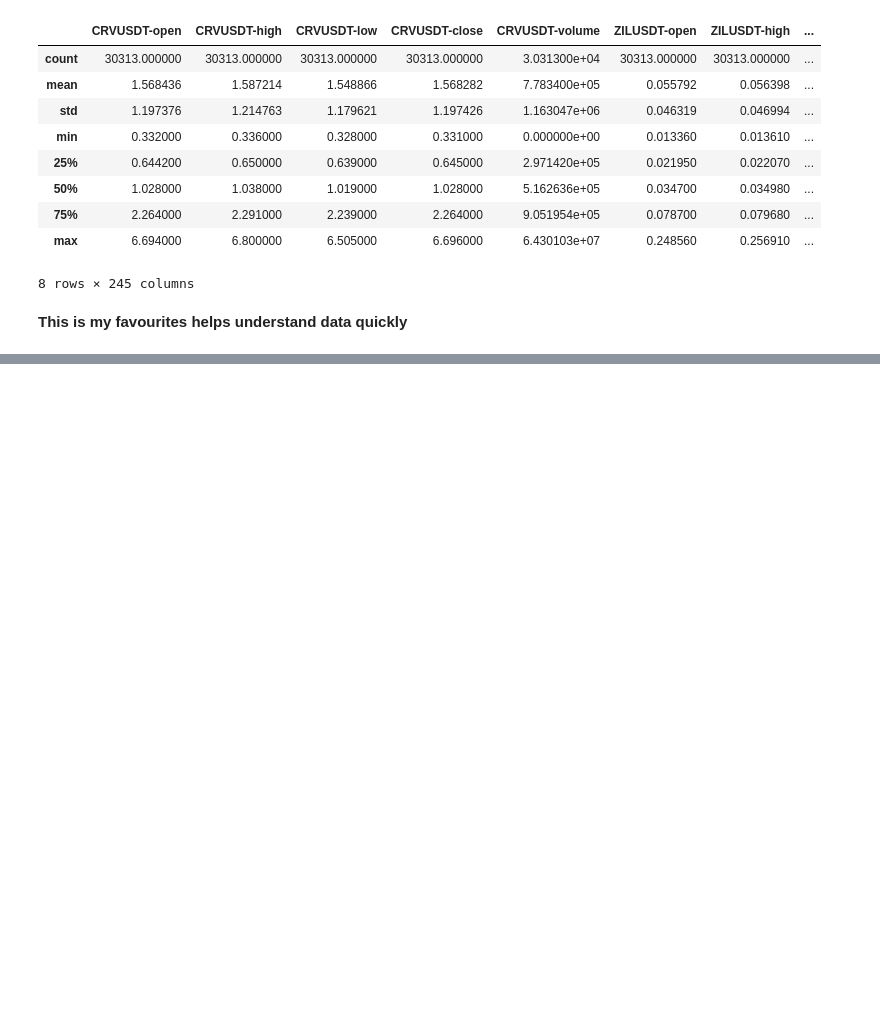
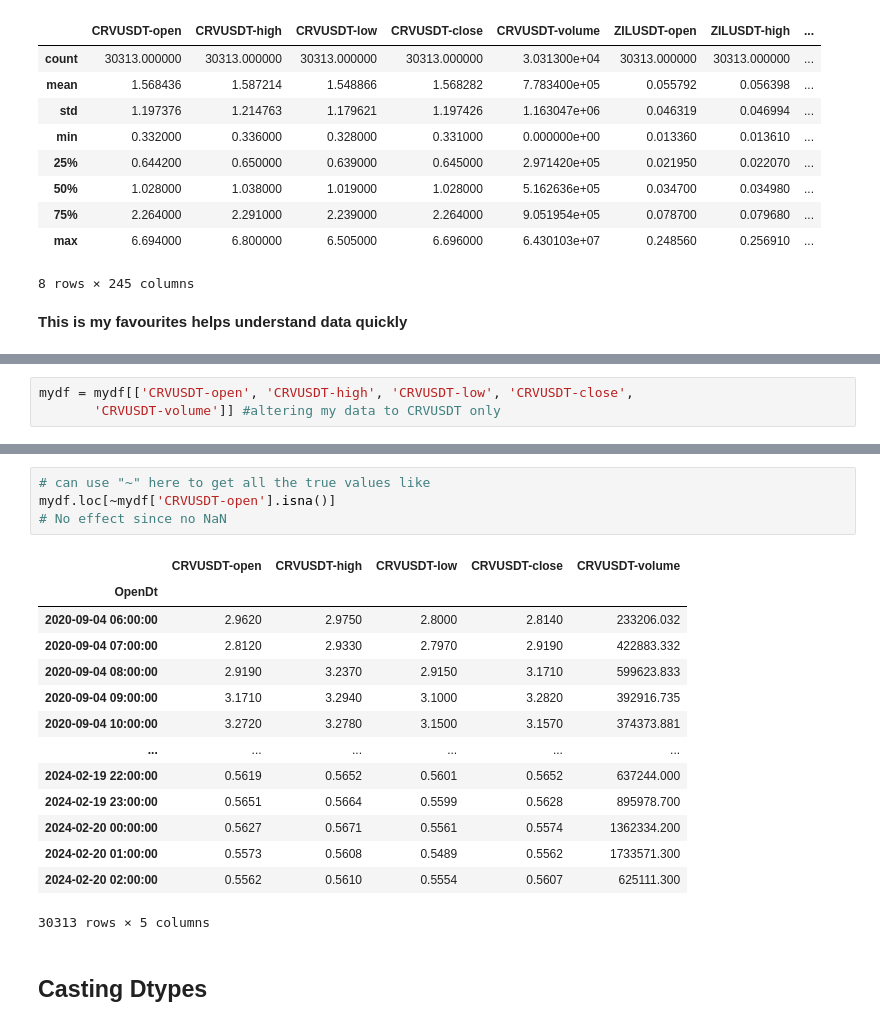
Before and after one commit to 22Ujjwal/MySpace, a Jupyter notebook: pandasbrushup.ipynb, the cells around one changed output, grey strips where cells are left out. Cells and saved outputs as stored; diff of their text form; blank space fills up the shorter version.

```diff
--- a/pandasbrushup.ipynb
+++ b/pandasbrushup.ipynb
@@ -110,0 +177,3 @@ mydf.describe()
+# %%
+mydf = mydf[['CRVUSDT-open', 'CRVUSDT-high', 'CRVUSDT-low', 'CRVUSDT-close',
+       'CRVUSDT-volume']] #altering my data to CRVUSDT only
@@ -110,0 +198,21 @@ mydf.describe()
+# %%
+# can use "~" here to get all the true values like
+mydf.loc[~mydf['CRVUSDT-open'].isna()]
+# No effect since no NaN
+# %% [output]
+|  | CRVUSDT-open | CRVUSDT-high | CRVUSDT-low | CRVUSDT-close | CRVUSDT-volume |
+| OpenDt |  |  |  |  |  |
+| 2020-09-04 06:00:00 | 2.9620 | 2.9750 | 2.8000 | 2.8140 | 233206.032 |
+| 2020-09-04 07:00:00 | 2.8120 | 2.9330 | 2.7970 | 2.9190 | 422883.332 |
+| 2020-09-04 08:00:00 | 2.9190 | 3.2370 | 2.9150 | 3.1710 | 599623.833 |
+| 2020-09-04 09:00:00 | 3.1710 | 3.2940 | 3.1000 | 3.2820 | 392916.735 |
+| 2020-09-04 10:00:00 | 3.2720 | 3.2780 | 3.1500 | 3.1570 | 374373.881 |
+| ... | ... | ... | ... | ... | ... |
+| 2024-02-19 22:00:00 | 0.5619 | 0.5652 | 0.5601 | 0.5652 | 637244.000 |
+| 2024-02-19 23:00:00 | 0.5651 | 0.5664 | 0.5599 | 0.5628 | 895978.700 |
+| 2024-02-20 00:00:00 | 0.5627 | 0.5671 | 0.5561 | 0.5574 | 1362334.200 |
+| 2024-02-20 01:00:00 | 0.5573 | 0.5608 | 0.5489 | 0.5562 | 1733571.300 |
+| 2024-02-20 02:00:00 | 0.5562 | 0.5610 | 0.5554 | 0.5607 | 625111.300 |
+30313 rows × 5 columns
+# %% [markdown]
+## Casting Dtypes
```
Also changed, not shown: parts of 11 cells of this notebook.
